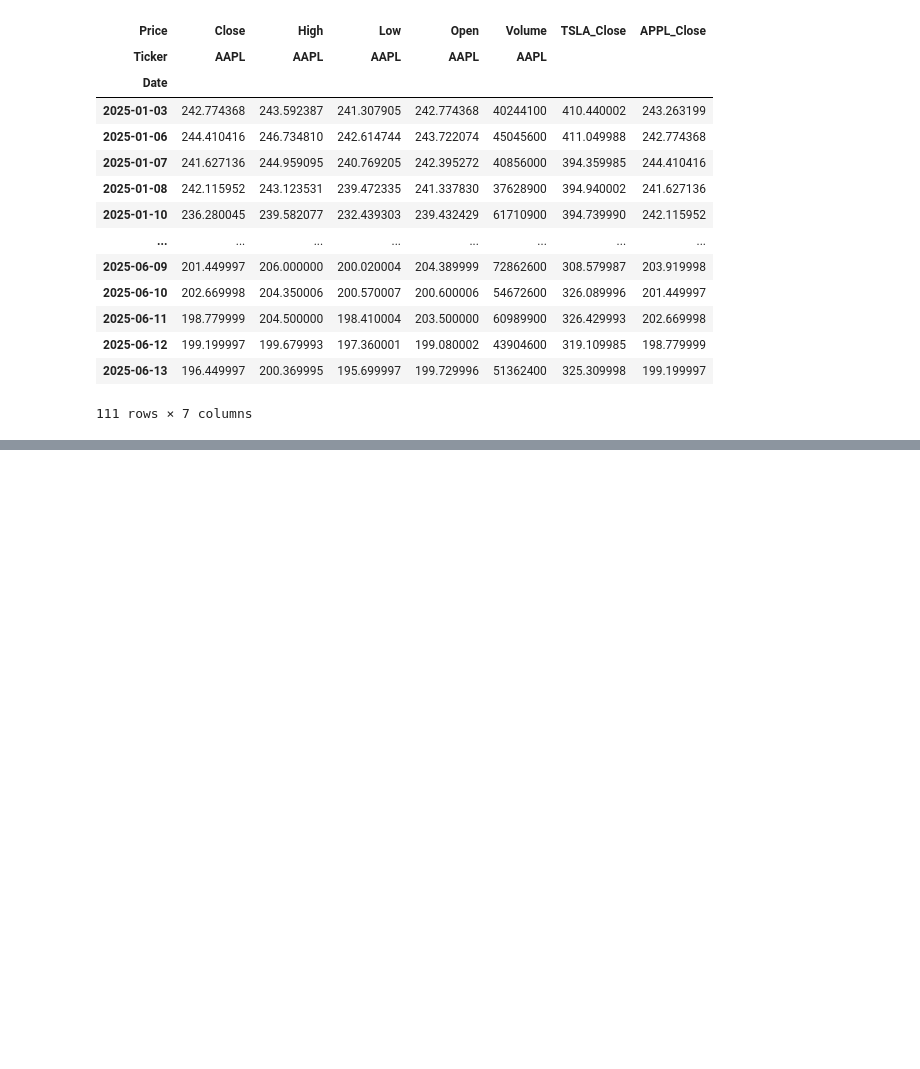
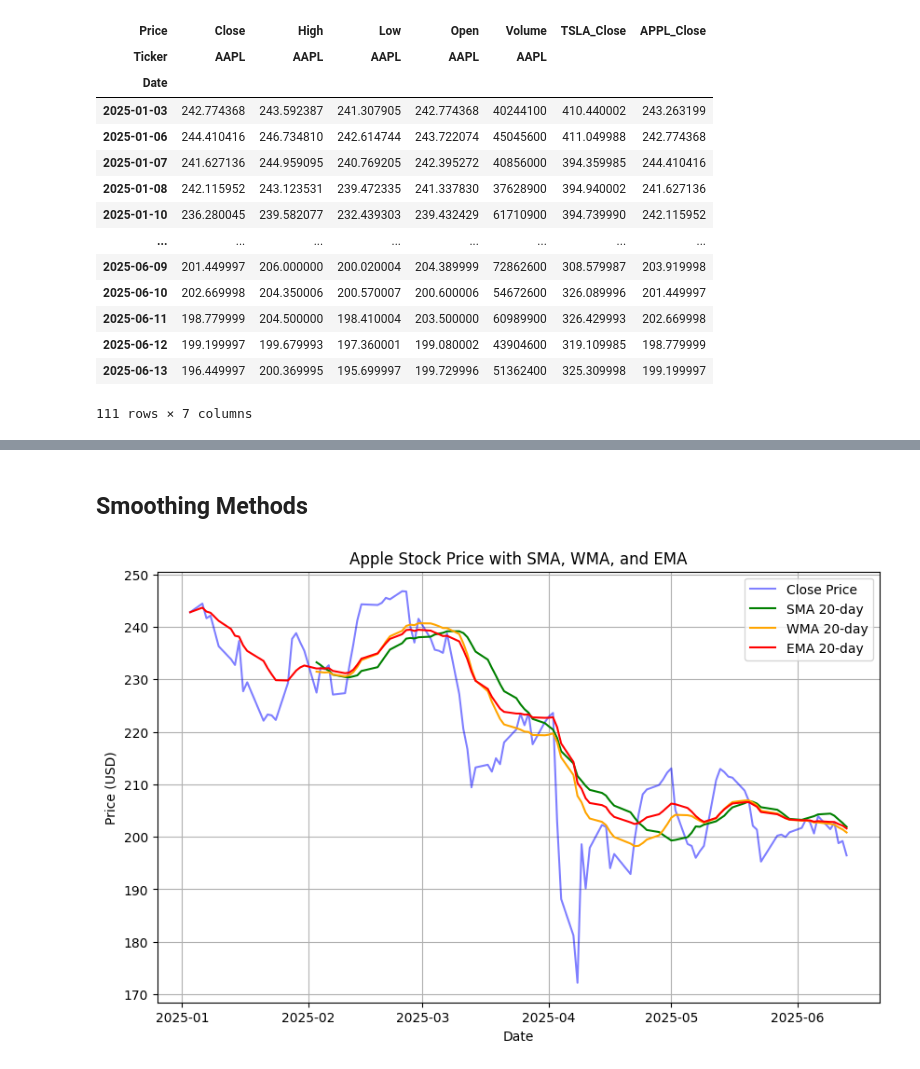
Before and after one commit to itzuditsharma/Time-Series-Analysis, a Jupyter notebook: 01_Temporal_Components.ipynb, the cells around one changed output, grey strips where cells are left out. Cells and saved outputs as stored; diff of their text form; code cells hidden in the pictures; blank space fills up the shorter version.

Commit message:
Added till Smoothing methods

```diff
--- a/01_Temporal_Components.ipynb
+++ b/01_Temporal_Components.ipynb
@@ -744,0 +839,28 @@ stock_data
+# %% [markdown]
+## Smoothing Methods
+# %%
+window_size = 20
+stock_data['SMA'] = stock_data['Close'].rolling(window=window_size).mean()
+
+# Calculate Weighted Moving Average (WMA)
+weights = np.arange(1, window_size + 1)
+stock_data['WMA'] = stock_data['Close'].rolling(window_size).apply(lambda prices: np.dot(prices, weights) / weights.sum(), raw=True)
+
+# Calculate Exponential Moving Average (EMA)
+stock_data['EMA'] = stock_data['Close'].ewm(span = window_size).mean()
+
+# Plotting
+plt.figure(figsize=(10, 6))
+plt.plot(stock_data['Close'], label='Close Price', color='blue', alpha=0.5)
+plt.plot(stock_data['SMA'], label=f'SMA {window_size}-day', color='green')
+plt.plot(stock_data['WMA'], label=f'WMA {window_size}-day', color='orange')
+plt.plot(stock_data['EMA'], label=f'EMA {window_size}-day', color='red')
+
+plt.title('Apple Stock Price with SMA, WMA, and EMA')
+plt.xlabel('Date')
+plt.ylabel('Price (USD)')
+plt.legend()
+plt.grid()
+plt.show()
+# %% [output]
+[figure, added]
```
Also changed, not shown: parts of 9 cells of this notebook.
